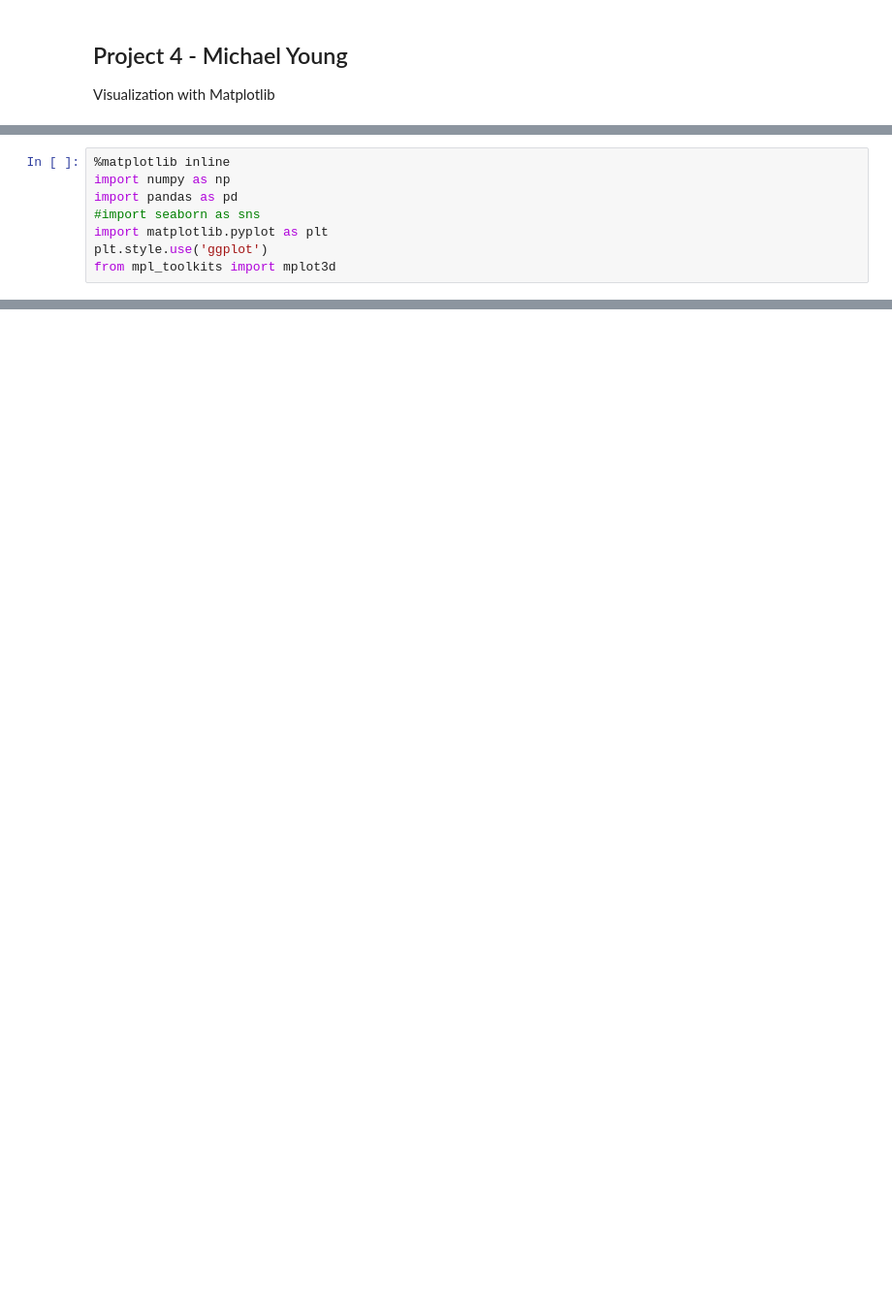
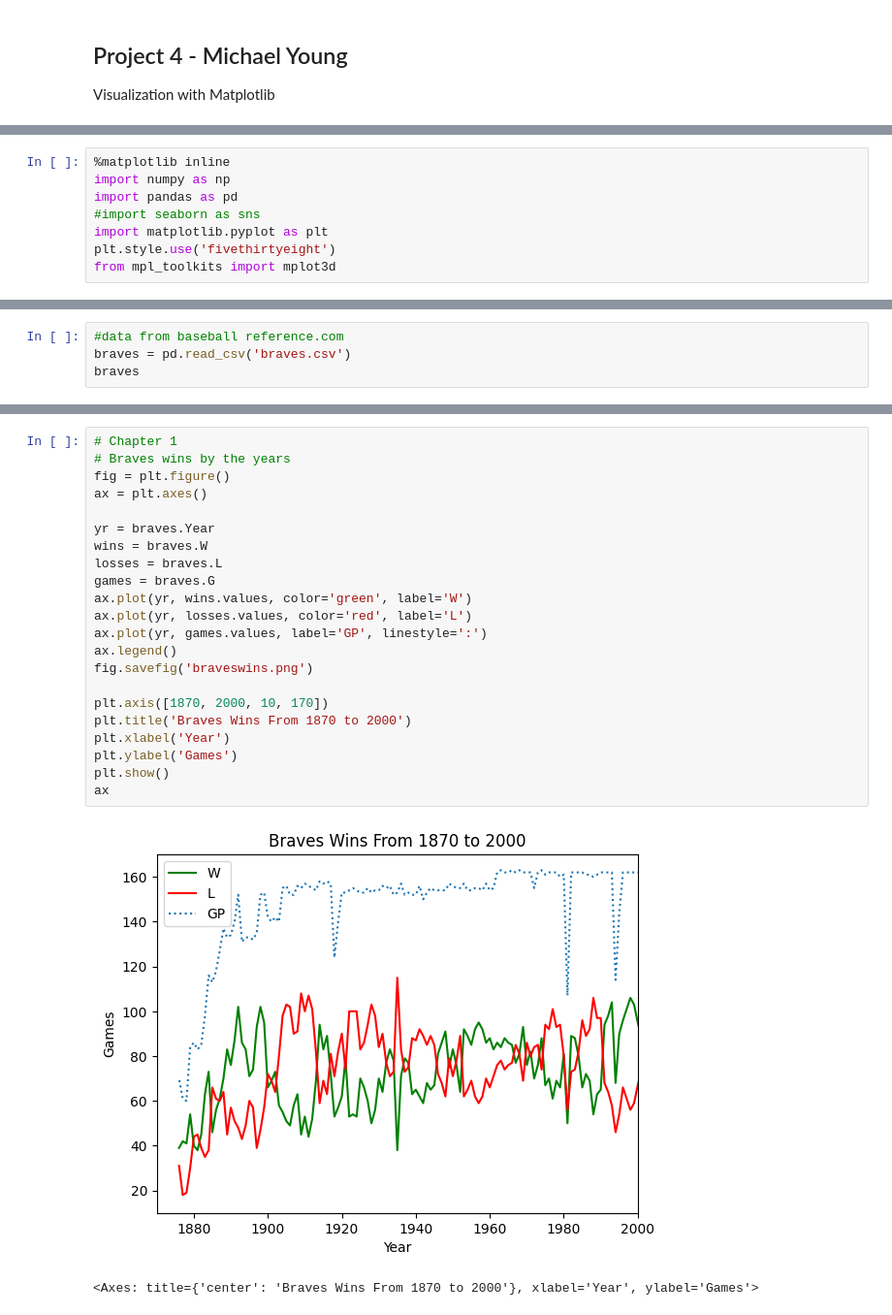
Before and after one commit to C00lEagle/Project4, a Jupyter notebook: Project4MY.ipynb, the cells around one changed output, grey strips where cells are left out. Shown at 97% size. Drawn from its saved outputs; the diff is of its cells as text; blank space fills up the shorter version.

```diff
--- a/Project4MY.ipynb
+++ b/Project4MY.ipynb
@@ -7,7 +65,7 @@ import numpy as np
 import pandas as pd
 #import seaborn as sns
 import matplotlib.pyplot as plt
-plt.style.use('ggplot')
+plt.style.use('fivethirtyeight')
 from mpl_toolkits import mplot3d
 # %% [markdown]
 ### Chapter 1 - Simple Line Plots
@@ -13,0 +76,4 @@ from mpl_toolkits import mplot3d
+# %%
+#data from baseball reference.com
+braves = pd.read_csv('braves.csv')
+braves
@@ -13,0 +94,25 @@ from mpl_toolkits import mplot3d
+# %%
+# Chapter 1
+# Braves wins by the years
+fig = plt.figure()
+ax = plt.axes()
+
+yr = braves.Year
+wins = braves.W
+losses = braves.L
+games = braves.G
+ax.plot(yr, wins.values, color='green', label='W')
+ax.plot(yr, losses.values, color='red', label='L')
+ax.plot(yr, games.values, label='GP', linestyle=':')
+ax.legend()
+fig.savefig('braveswins.png')
+
+plt.axis([1870, 2000, 10, 170])
+plt.title('Braves Wins From 1870 to 2000')
+plt.xlabel('Year')
+plt.ylabel('Games')
+plt.show()
+ax
+# %% [output]
+[figure, added]
+<Axes: title={'center': 'Braves Wins From 1870 to 2000'}, xlabel='Year', ylabel='Games'>
```
Also changed, not shown: parts of 33 cells of this notebook.
